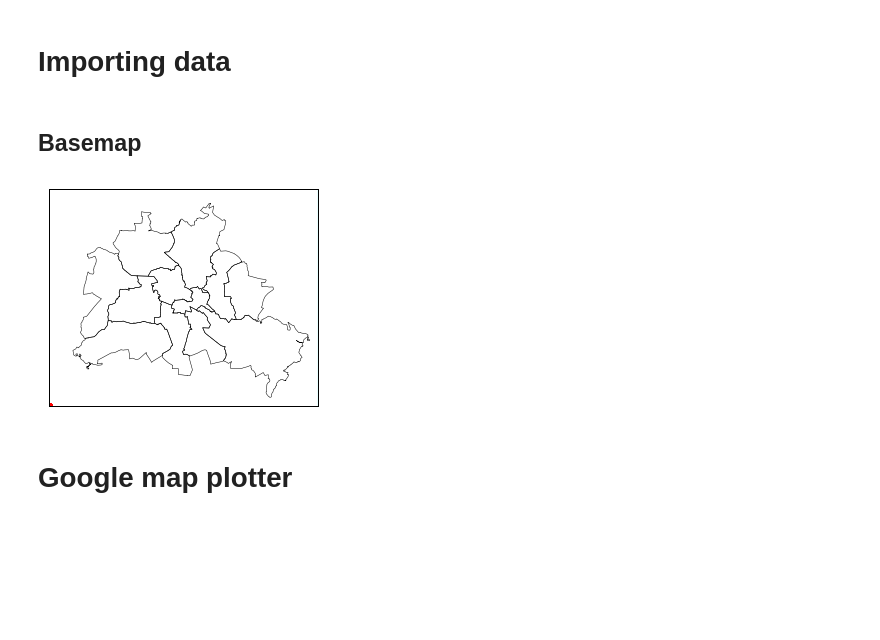
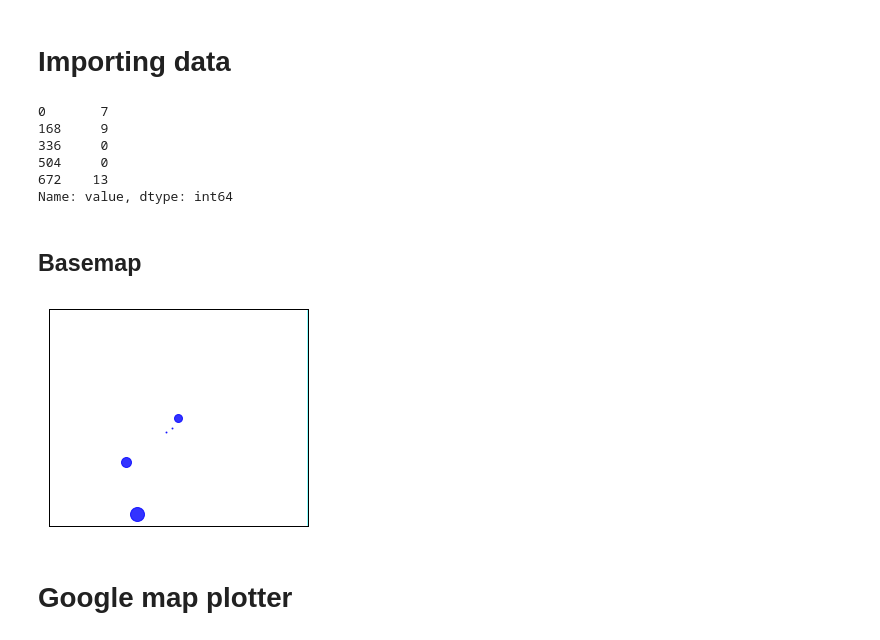
Before and after one commit to umanhold/populartimes, a Jupyter notebook: poptim2.ipynb, the cells around one changed output. Drawn from its saved outputs; the diff is of its cells as text; code cells hidden in the pictures; blank space fills up the shorter version.

Commit message:
Markers on map

```diff
--- a/poptim2.ipynb
+++ b/poptim2.ipynb
@@ -26,29 +26,51 @@ pt_data = pd.read_csv(r'~/Documents/Sound_Diplomacy/Projects/Populartimes/data/b
 # %%
 os.chdir("/home/ubuntu/Documents/Sound_Diplomacy/Projects/Populartimes/data")
 pt_data = pd.read_csv('berlin.csv')
+pt_data = pt_data.drop_duplicates('lat')
+pt_data.value
+# %% [output]
+0       7
+168     9
+336     0
+504     0
+672    13
+Name: value, dtype: int64
 # %% [markdown]
 ## Basemap
 # %%
 os.chdir("/home/ubuntu/Documents/Sound_Diplomacy/Projects/Populartimes/shapefiles/berlin")
 
-map = Basemap(width=52000, height=42000, resolution='i', projection='tmerc', lat_0 = 52.511677, lon_0 = 13.401777)
+width = 52000
+width = 500
+height = 42000
+height = 420
+resol = 'i'
+proj = 'tmerc'
+lat0 = 52.511677
+lat0 = 52.5144798
+lon0 = 13.401777
+lon0 = 13.4598845
+
+map = Basemap(width=width, height=height, resolution=resol, projection=proj, lat_0 = lat0, lon_0 = lon0)
 map.drawmapboundary(fill_color='aqua')
 map.fillcontinents(color='white',lake_color='aqua')
 map.drawcoastlines()
-
 map.readshapefile('Bezirke__Berlin', 'berlin')
 
-n = len(pt_data)
 
-for i in range(0,n):
-    lat = pt_data.lat[i]
-    lng = pt_data.lng[i]
+def plotmarks(dta):
+    lng = np.array(dta.lng)
+    lat = np.array(dta.lat)
+    val = np.array(dta.value)
+    x, y = map(lng, lat)
+    msize = 1 + val
+    map.plot(x, y, 'o', markersize=msize, color='blue', alpha=0.8)
 
-    map.plot(lat, lng, 'o', color='red', alpha=5)
+pt_data.apply(plotmarks, axis=1)
 
 plt.show()
 # %% [output]
-[figure, old version]
+[figure, new version]
 # %% [markdown]
 # Google map plotter
 # %%
```
Also changed, not shown: parts of 2 cells of this notebook.
